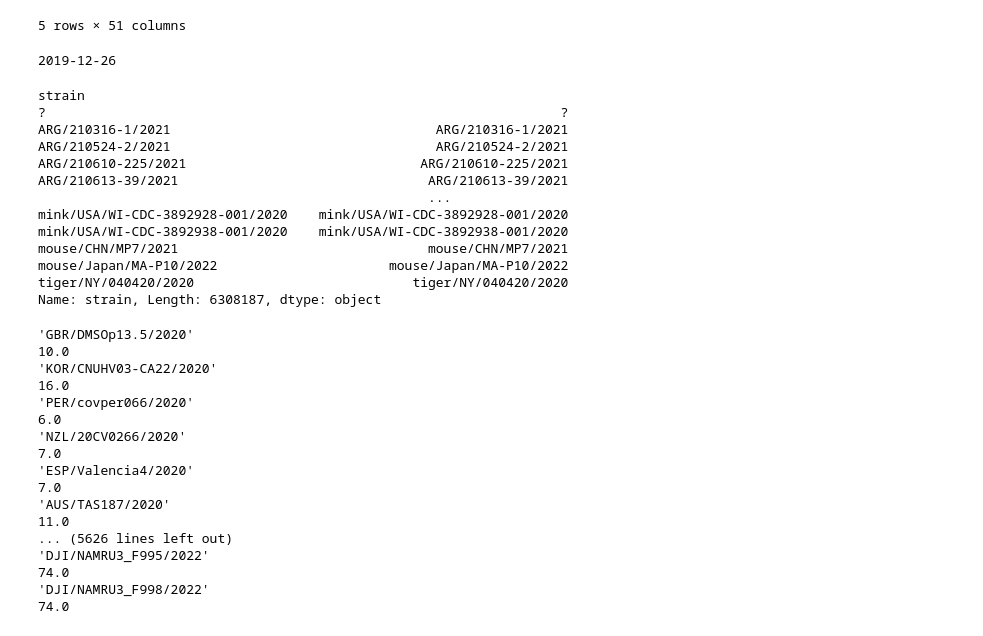
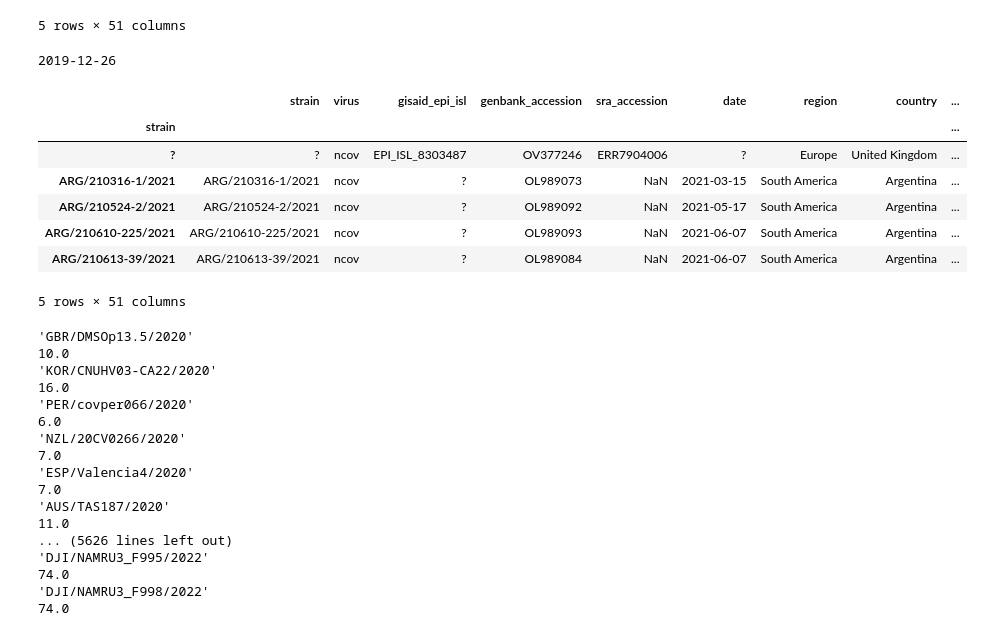
Before and after one commit to aortizsax/viralrateshifts, a Jupyter notebook: rateshifts.ipynb, the cells around one changed output. Drawn from its saved outputs; the diff is of its cells as text; code cells hidden in the pictures.

```diff
--- a/rateshifts.ipynb
+++ b/rateshifts.ipynb
@@ -73,23 +58,17 @@ metadata.head()
 # %%
 metadata.index = metadata['strain']
 print(metadata['date']['Wuhan-Hu-1/2019'])
 metadata.head()
-metadata['strain']
 # %% [output]
 2019-12-26
+|  | strain | virus | gisaid_epi_isl | genbank_accession | sra_accession | date | region | country | ... |
+| strain |  |  |  |  |  |  |  |  | ... |
+| ? | ? | ncov | EPI_ISL_8303487 | OV377246 | ERR7904006 | ? | Europe | United Kingdom | ... |
+| ARG/210316-1/2021 | ARG/210316-1/2021 | ncov | ? | OL989073 | NaN | 2021-03-15 | South America | Argentina | ... |
+| ARG/210524-2/2021 | ARG/210524-2/2021 | ncov | ? | OL989092 | NaN | 2021-05-17 | South America | Argentina | ... |
+| ARG/210610-225/2021 | ARG/210610-225/2021 | ncov | ? | OL989093 | NaN | 2021-06-07 | South America | Argentina | ... |
+| ARG/210613-39/2021 | ARG/210613-39/2021 | ncov | ? | OL989084 | NaN | 2021-06-07 | South America | Argentina | ... |
-strain
-?                                                                  ?
-ARG/210316-1/2021                                  ARG/210316-1/2021
-ARG/210524-2/2021                                  ARG/210524-2/2021
-ARG/210610-225/2021                              ARG/210610-225/2021
-ARG/210613-39/2021                                ARG/210613-39/2021
-                                                  ...
-mink/USA/WI-CDC-3892928-001/2020    mink/USA/WI-CDC-3892928-001/2020
-mink/USA/WI-CDC-3892938-001/2020    mink/USA/WI-CDC-3892938-001/2020
-mouse/CHN/MP7/2021                                mouse/CHN/MP7/2021
-mouse/Japan/MA-P10/2022                      mouse/Japan/MA-P10/2022
-tiger/NY/040420/2020                            tiger/NY/040420/2020
-Name: strain, Length: 6308187, dtype: object
+5 rows × 51 columns
 # %%
 #dist every taxa to Wuhan-Hu-1/2019
 taxa1 = tree.taxon_namespace[0]
```
Also changed, not shown: parts of 13 cells of this notebook.
